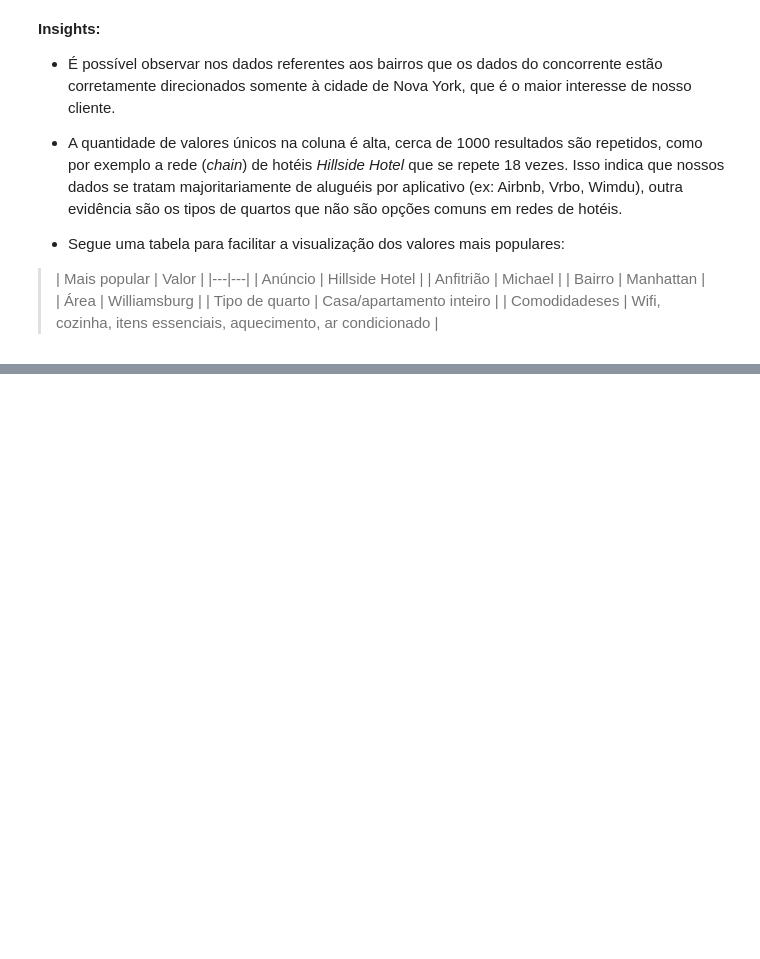
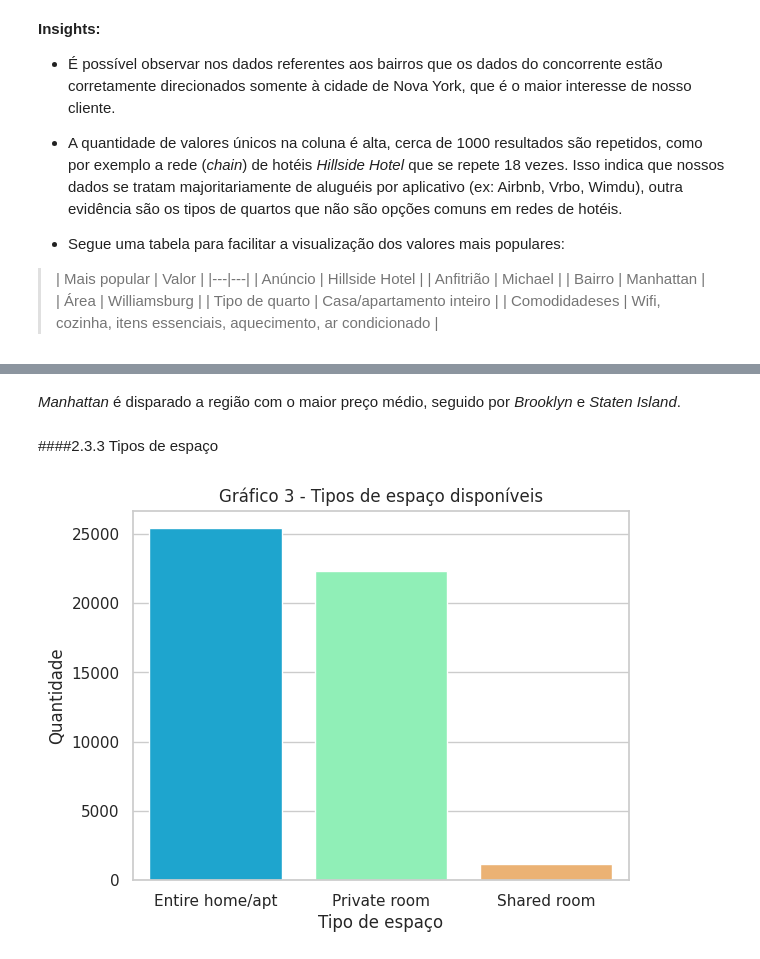
Before and after one commit to carneiro-fernando/lighthouse, a Jupyter notebook: Desafio_Lighthouse_DS.ipynb, the cells around one changed output, grey strips where cells are left out. Cells and saved outputs as stored; diff of their text form; code cells hidden in the pictures; blank space fills up the shorter version.

```diff
--- a/Desafio_Lighthouse_DS.ipynb
+++ b/Desafio_Lighthouse_DS.ipynb
@@ -270,0 +323,15 @@ Tipos de quarto: ['Entire home/apt' 'Private room' 'Shared room']
+# %% [markdown]
+*Manhattan* é disparado a região com o maior preço médio, seguido por *Brooklyn* e *Staten Island*.
+# %% [markdown]
+####2.3.3 Tipos de espaço
+# %%
+with sns.axes_style('whitegrid'):
+  grafico = sns.barplot(
+      x=df['room_type'].value_counts().index,
+      y=df['room_type'].value_counts().values,
+      palette='rainbow')
+  grafico.set(title='Gráfico 3 - Tipos de espaço disponíveis',
+                xlabel='Tipo de espaço',
+                ylabel='Quantidade')
+# %% [output]
+[figure, added]
```
Also changed, not shown: parts of 35 cells of this notebook.
